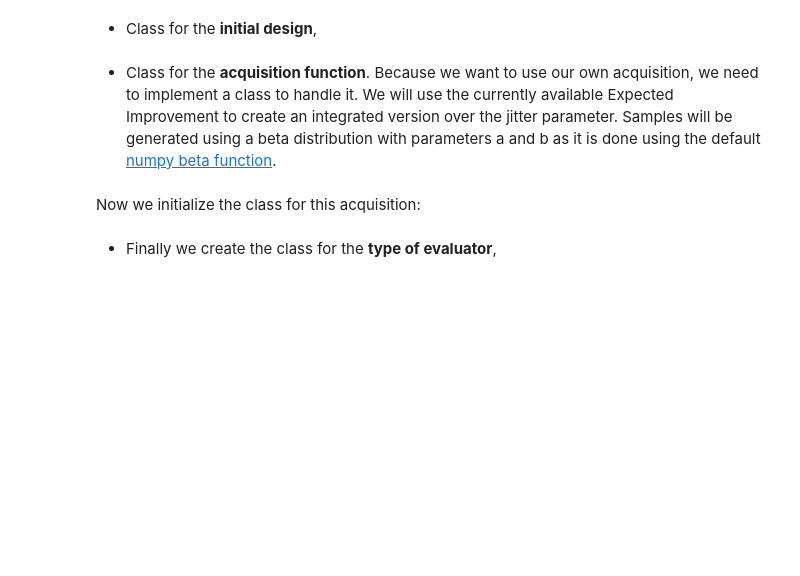
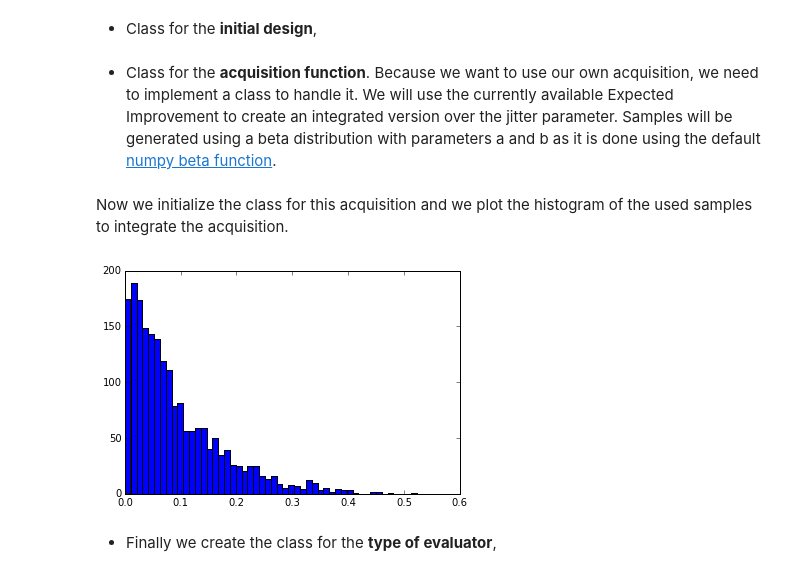
Before and after one commit to SheffieldML/GPyOpt, a Jupyter notebook: manual/GPyOpt_modular_bayesian_optimization.ipynb, the cells around one changed output. Drawn from its saved outputs; the diff is of its cells as text; code cells hidden in the pictures; blank space fills up the shorter version.

```diff
--- a/manual/GPyOpt_modular_bayesian_optimization.ipynb
+++ b/manual/GPyOpt_modular_bayesian_optimization.ipynb
@@ -62,7 +71,7 @@ from numpy.random import beta
 
 class jitter_integrated_EI(AcquisitionBase):
     def __init__(self, model, space, optimizer=None, cost_withGradients=None, par_a=1, par_b=1, num_samples= 100):
-        super(integrated_EI, self).__init__(model, space, optimizer)
+        super(jitter_integrated_EI, self).__init__(model, space, optimizer)
 
         self.par_a = par_a
         self.par_b = par_b
@@ -88,9 +97,12 @@ class jitter_integrated_EI(AcquisitionBase):
             acqu_x_grad += acqu_x_grad_sample
         return acqu_x/self.num_samples, acqu_x_grad/self.num_samples
 # %% [markdown]
-Now we initialize the class for this acquisition:
+Now we initialize the class for this acquisition and we plot the histogram of the used samples to integrate the acquisition.
 # %%
-acquisition = jitter_integrated_EI(model, space, optimizer=aquisition_optimizer, par_a=1, par_b=1, num_samples=50)
+acquisition = jitter_integrated_EI(model, space, optimizer=aquisition_optimizer, par_a=1, par_b=10, num_samples=2000)
+xx = plt.hist(acquisition.samples,bins=50)
+# %% [output]
+[figure, added]
 # %% [markdown]
 * Finally we create the class for the **type of evaluator**,
 # %%
```
Also changed, not shown: parts of 3 cells of this notebook, 13 other files.
